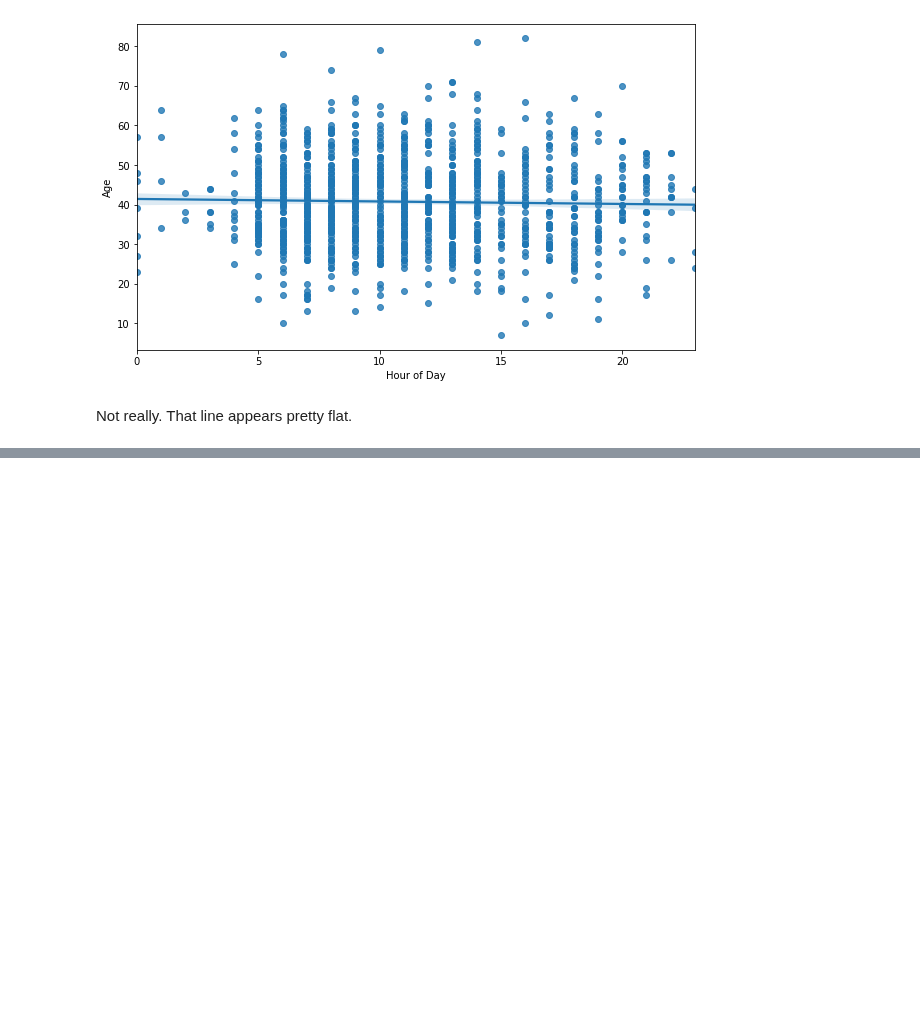
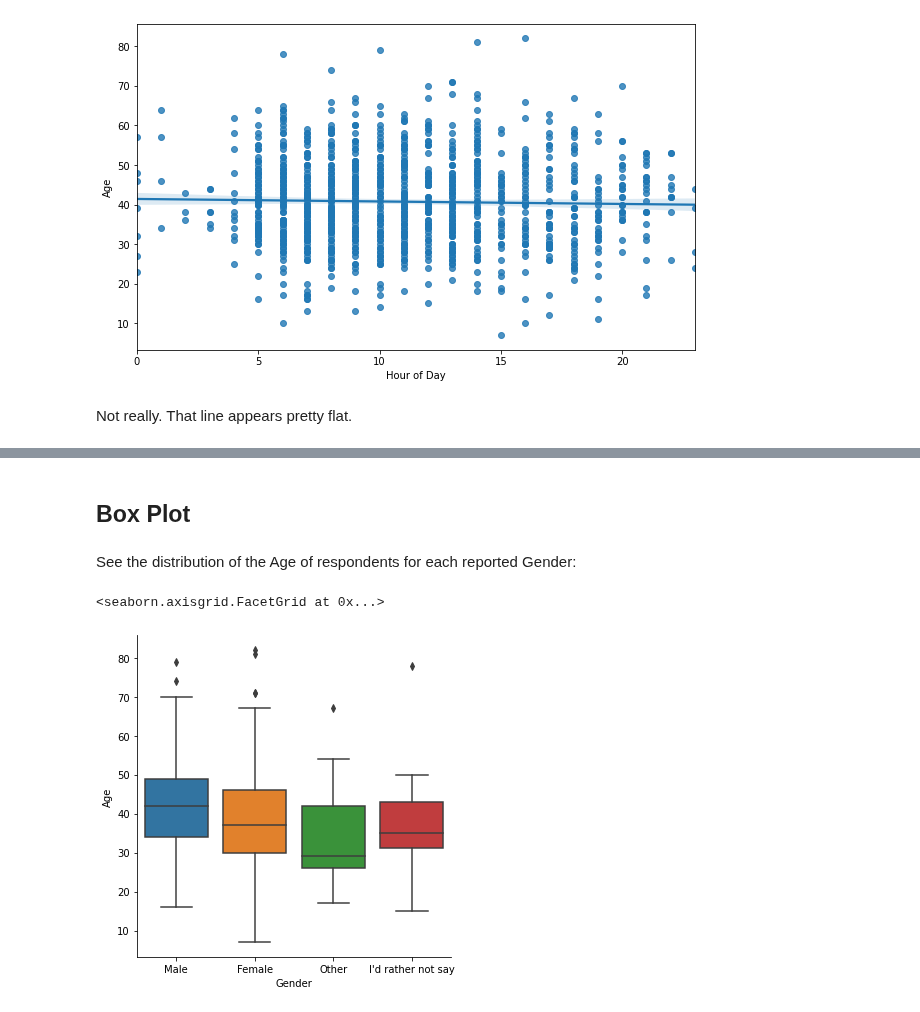
Before and after one commit to ScottBreitbach/DSC540, a Jupyter notebook: Weeks9-10/BreitbachScott_DSC540_Weeks9-10.ipynb, the cells around one changed output, grey strips where cells are left out. Saved outputs shown, nothing was run; the diff lists cells and outputs as text; code cells hidden in the pictures; blank space fills up the shorter version.

```diff
--- a/Weeks9-10/BreitbachScott_DSC540_Weeks9-10.ipynb
+++ b/Weeks9-10/BreitbachScott_DSC540_Weeks9-10.ipynb
@@ -596,0 +625,9 @@ Not really. That line appears pretty flat.
+# %% [markdown]
+## Box Plot
+# %% [markdown]
+See the distribution of the Age of respondents for each reported Gender:
+# %%
+sns.catplot(x='Gender', y='Age', kind='box', data=candyDF)
+# %% [output]
+<seaborn.axisgrid.FacetGrid at 0x...>
+[figure, added]
```
Also changed, not shown: parts of 43 cells of this notebook, 2 other files.
